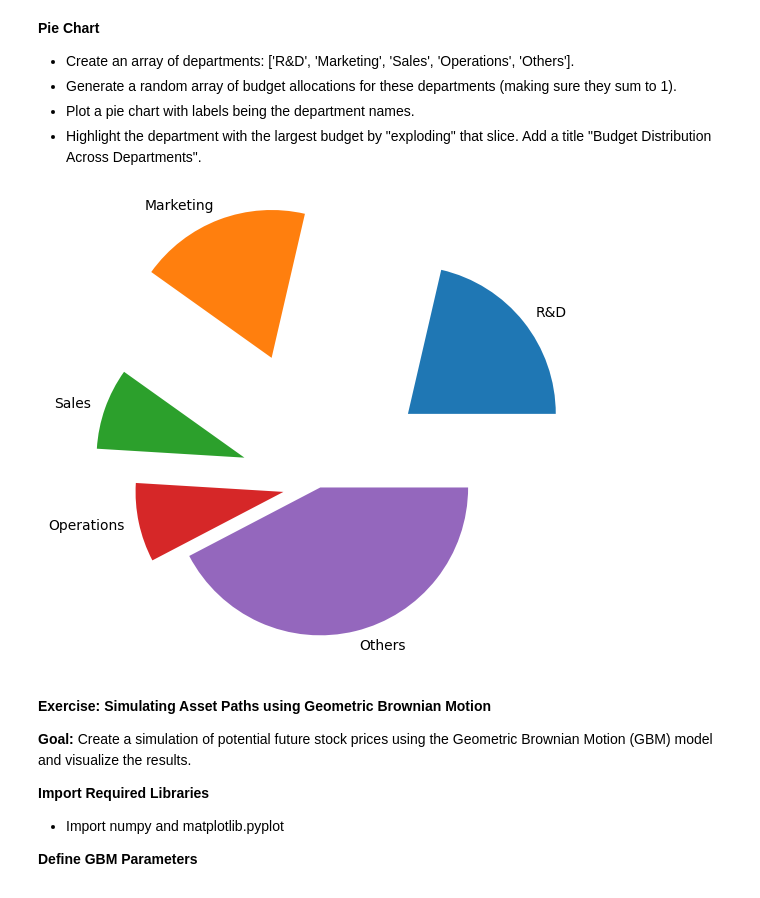
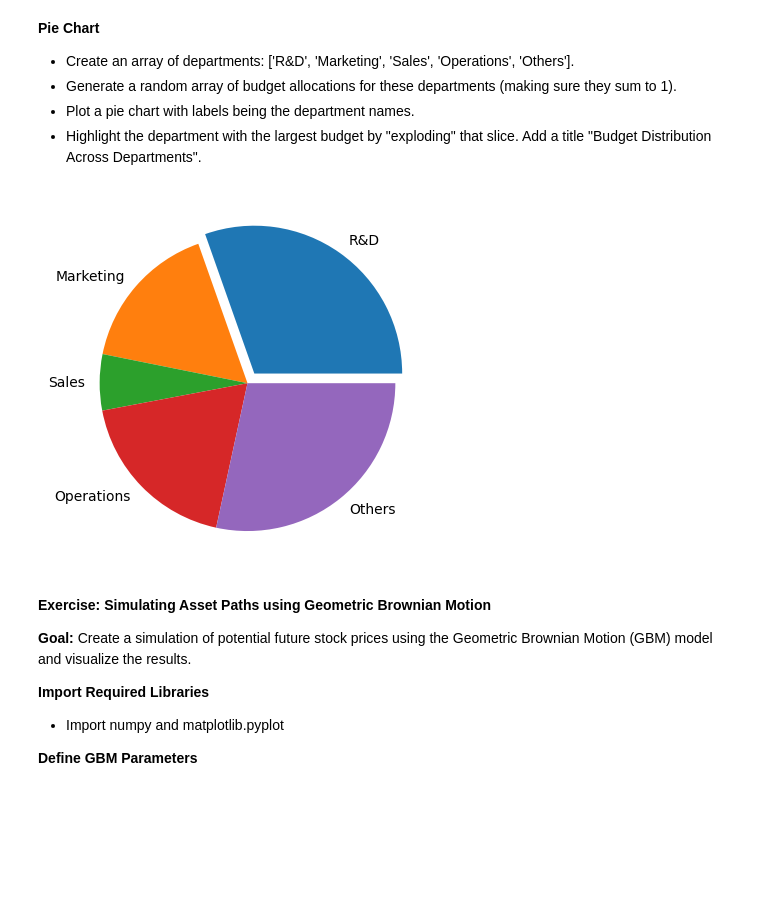
Before and after one commit to RaoulSinde/python-222, a Jupyter notebook: python_session_4.ipynb, the cells around one changed output. Saved outputs shown, nothing was run; the diff lists cells and outputs as text; code cells hidden in the pictures; blank space fills up the shorter version.

```diff
--- a/python_session_4.ipynb
+++ b/python_session_4.ipynb
@@ -189,13 +195,17 @@ Add a title "Budget Distribution Across Departments".
 # %%
 ## Insert your code here
 departments=np.array(['R&D', 'Marketing', 'Sales', 'Operations', 'Others'])
 allocations=np.random.rand(5)
 allocations=allocations/np.sum(allocations)
-explode_values=np.random.rand(5)
+
+explode_values=np.zeros(5)
+biggest_allocation_index=np.argmax(allocations)
+explode_values[biggest_allocation_index]=0.08
+
 plt.pie(allocations,explode_values,labels=departments)
 plt.show()
 # %% [output]
-[figure, old version]
+[figure, new version]
 # %% [markdown]
 **Exercise: Simulating Asset Paths using Geometric Brownian Motion**
 
```
Also changed, not shown: parts of 4 cells of this notebook.
